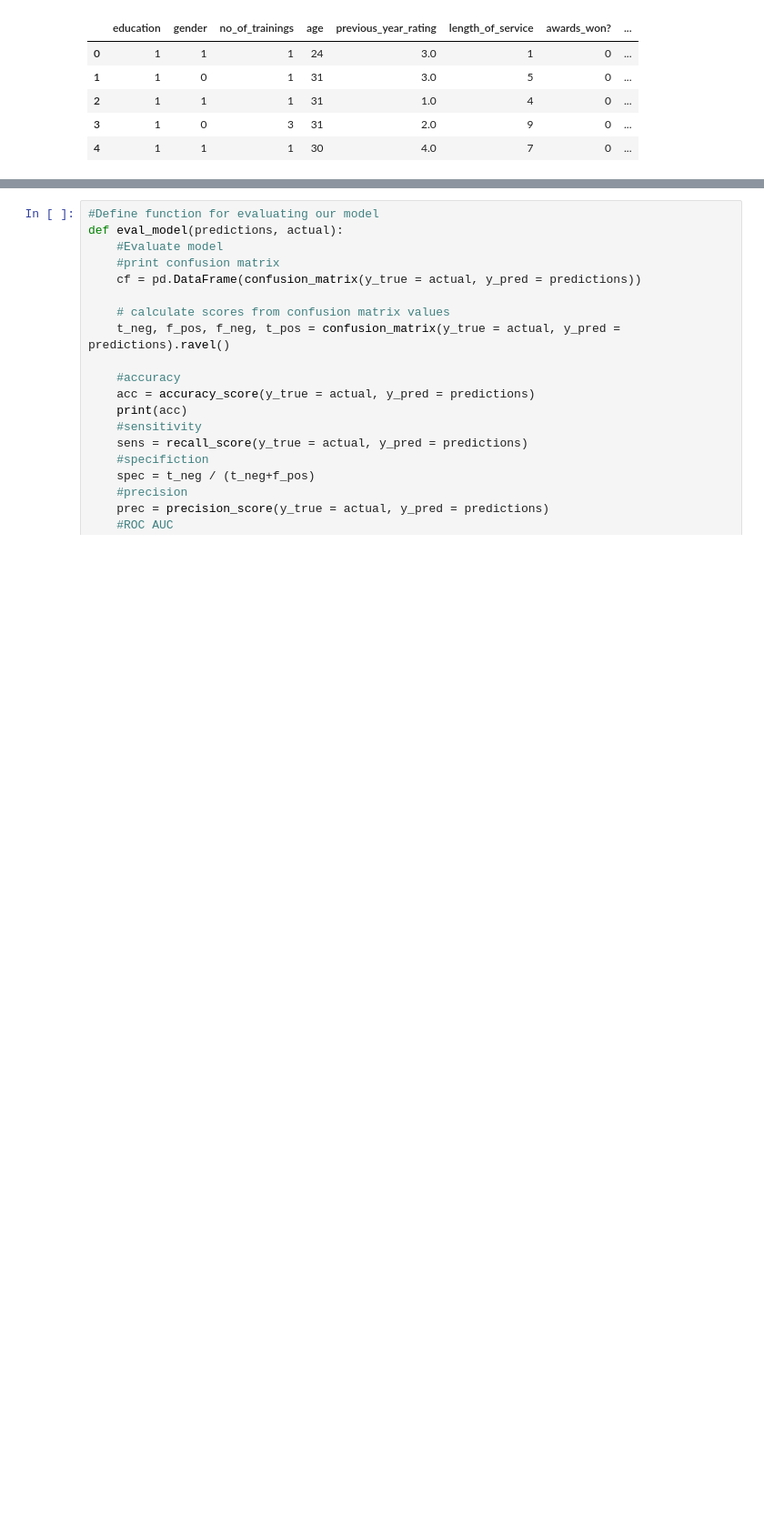
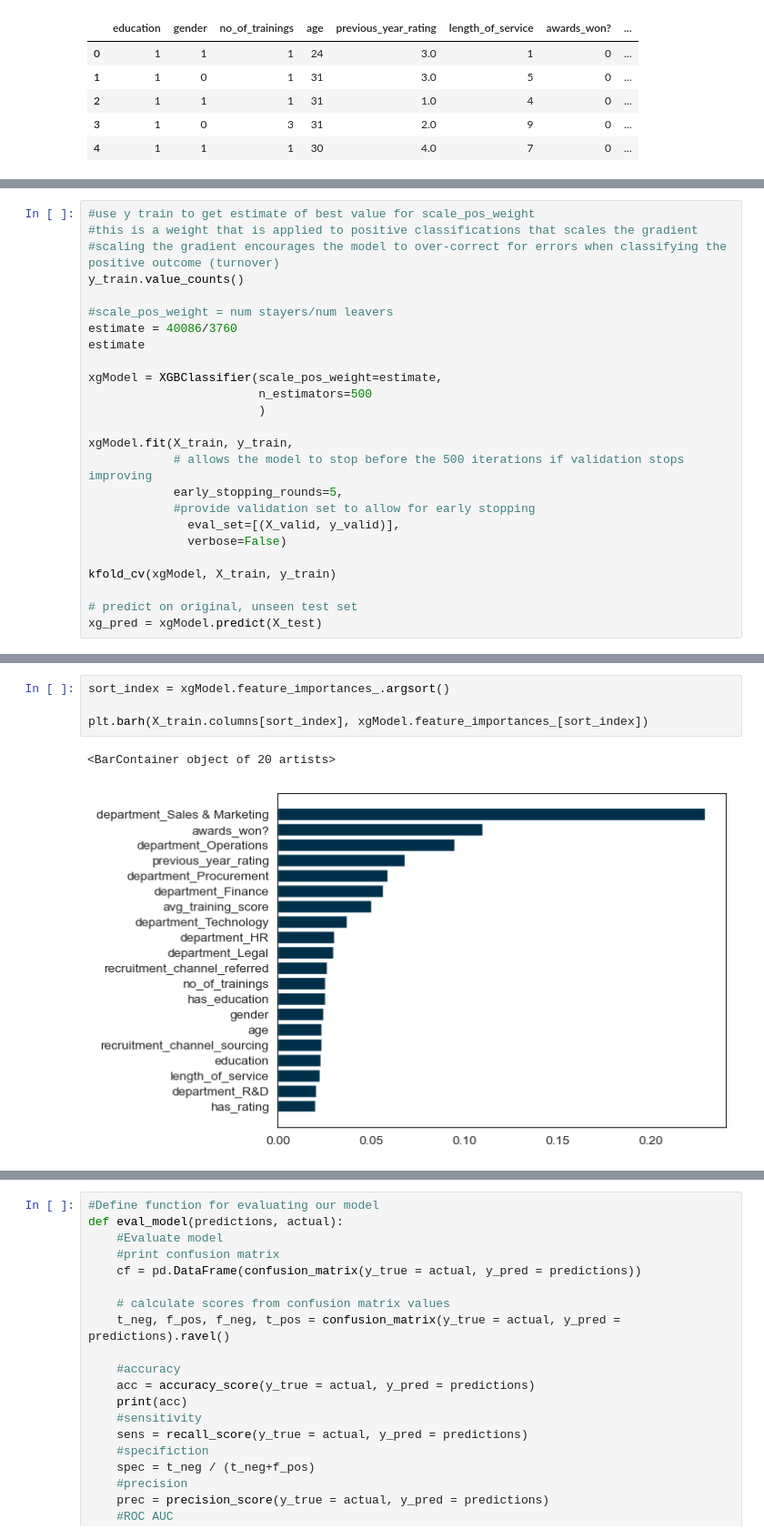
Before and after one commit to mlpost/Data-Projects, a Jupyter notebook: Kaggle HR Analytics/Predicting Promotions/predictingPromos.ipynb, the cells around one changed output, grey strips where cells are left out. Shown at 91% size. Drawn from its saved outputs; the diff is of its cells as text; blank space fills up the shorter version.

```diff
--- a/Kaggle HR Analytics/Predicting Promotions/predictingPromos.ipynb
+++ b/Kaggle HR Analytics/Predicting Promotions/predictingPromos.ipynb
@@ -469,0 +503,25 @@ For modeling, I'll run a Random Forest.
+# %%
+#use y train to get estimate of best value for scale_pos_weight
+#this is a weight that is applied to positive classifications that scales the gradient
+#scaling the gradient encourages the model to over-correct for errors when classifying the positive outcome (turnover)
+y_train.value_counts()
+
+#scale_pos_weight = num stayers/num leavers
+estimate = 40086/3760
+estimate
+
+xgModel = XGBClassifier(scale_pos_weight=estimate,
+                        n_estimators=500
+                        )
+
+xgModel.fit(X_train, y_train,
+            # allows the model to stop before the 500 iterations if validation stops improving
+            early_stopping_rounds=5,
+            #provide validation set to allow for early stopping
+              eval_set=[(X_valid, y_valid)],
+              verbose=False)
+
+kfold_cv(xgModel, X_train, y_train)
+
+# predict on original, unseen test set
+xg_pred = xgModel.predict(X_test)
@@ -469,0 +549,7 @@ For modeling, I'll run a Random Forest.
+# %%
+sort_index = xgModel.feature_importances_.argsort()
+
+plt.barh(X_train.columns[sort_index], xgModel.feature_importances_[sort_index])
+# %% [output]
+<BarContainer object of 20 artists>
+[figure, added]
```
Also changed, not shown: parts of 26 cells of this notebook.
